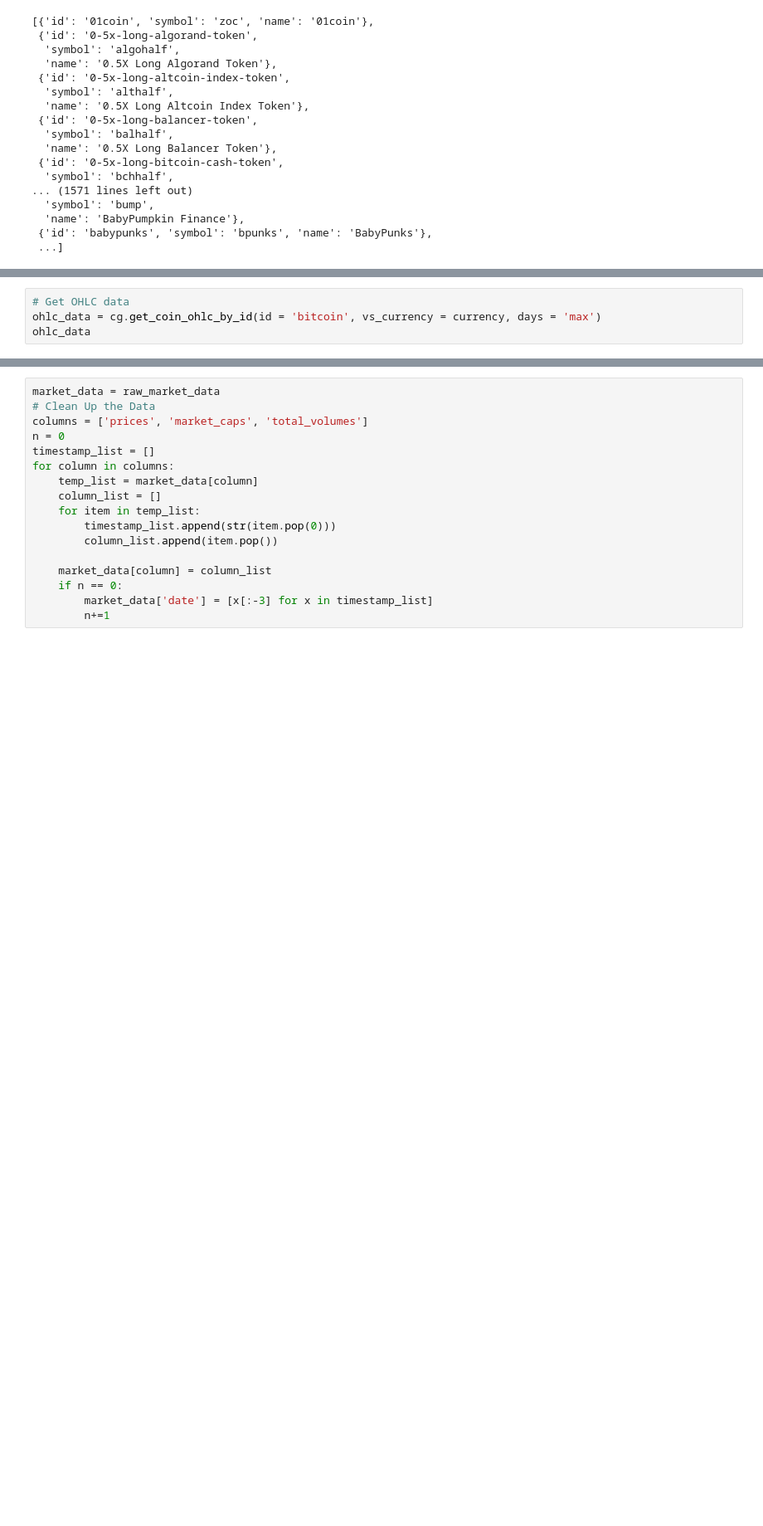
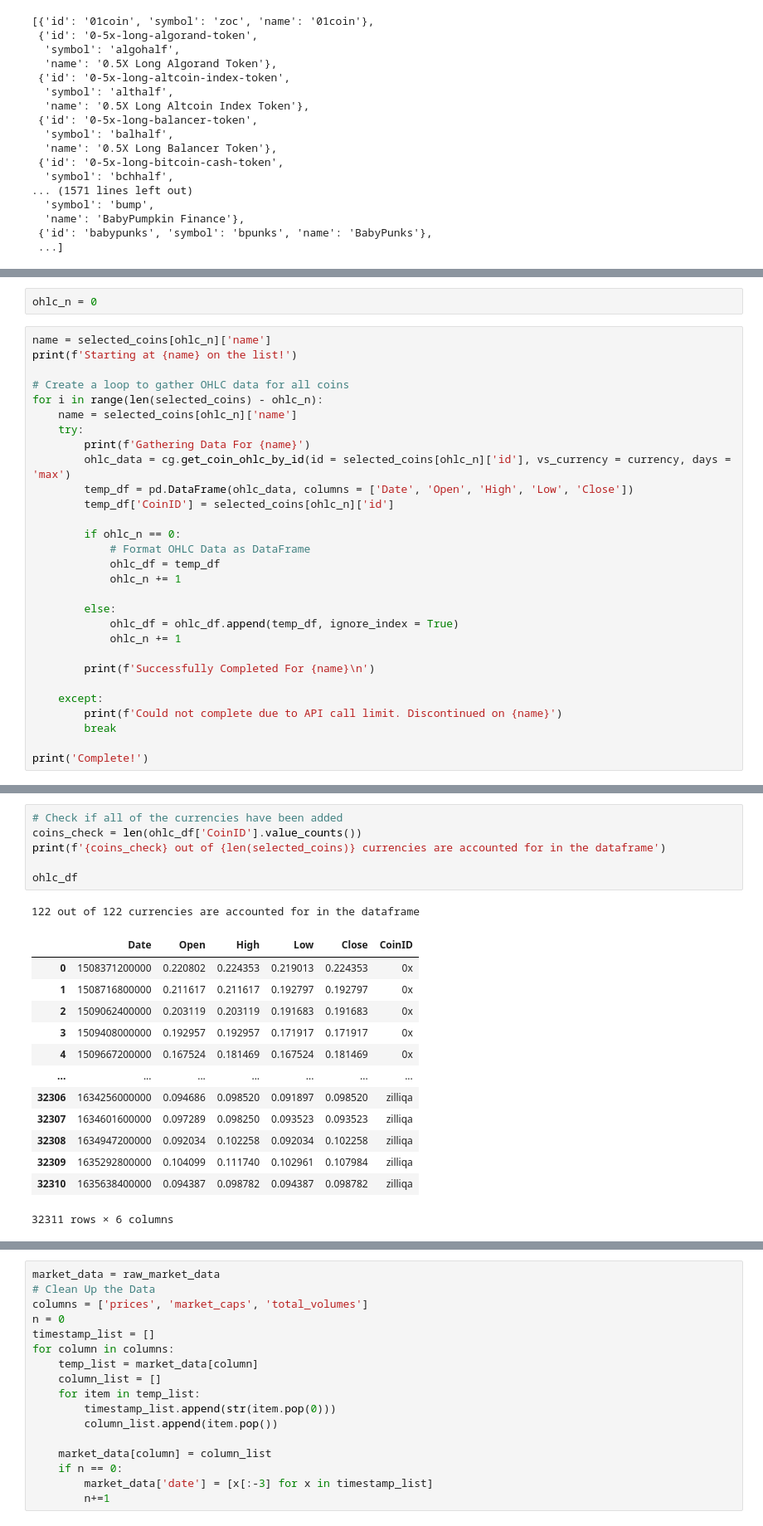
Before and after one commit to kcarter98/CryptoAnalysis, a Jupyter notebook: GatherandCleanData.ipynb, the cells around one changed output, grey strips where cells are left out. Shown at 83% size. Saved outputs shown, nothing was run; the diff lists cells and outputs as text; blank space fills up the shorter version.

```diff
--- a/GatherandCleanData.ipynb
+++ b/GatherandCleanData.ipynb
@@ -550,4 +646,31 @@ coins_df
+# %%
+ohlc_n = 0
 # %%
-# Get OHLC data
-ohlc_data = cg.get_coin_ohlc_by_id(id = 'bitcoin', vs_currency = currency, days = 'max')
-ohlc_data
+name = selected_coins[ohlc_n]['name']
+print(f'Starting at {name} on the list!')
+
+# Create a loop to gather OHLC data for all coins
+for i in range(len(selected_coins) - ohlc_n):
+    name = selected_coins[ohlc_n]['name']
+    try:
+        print(f'Gathering Data For {name}')
+        ohlc_data = cg.get_coin_ohlc_by_id(id = selected_coins[ohlc_n]['id'], vs_currency = currency, days = 'max')
+        temp_df = pd.DataFrame(ohlc_data, columns = ['Date', 'Open', 'High', 'Low', 'Close'])
+        temp_df['CoinID'] = selected_coins[ohlc_n]['id']
+
+        if ohlc_n == 0:
+            # Format OHLC Data as DataFrame
+            ohlc_df = temp_df
+            ohlc_n += 1
+
+        else:
+            ohlc_df = ohlc_df.append(temp_df, ignore_index = True)
+            ohlc_n += 1
+
+        print(f'Successfully Completed For {name}\n')
+
+    except:
+        print(f'Could not complete due to API call limit. Discontinued on {name}')
+        break
+
+print('Complete!')
@@ -554 +695,22 @@ ohlc_data
+# %%
+# Check if all of the currencies have been added
+coins_check = len(ohlc_df['CoinID'].value_counts())
+print(f'{coins_check} out of {len(selected_coins)} currencies are accounted for in the dataframe')
+
+ohlc_df
+# %% [output]
+122 out of 122 currencies are accounted for in the dataframe
+|  | Date | Open | High | Low | Close | CoinID |
+| 0 | 1508371200000 | 0.220802 | 0.224353 | 0.219013 | 0.224353 | 0x |
+| 1 | 1508716800000 | 0.211617 | 0.211617 | 0.192797 | 0.192797 | 0x |
+| 2 | 1509062400000 | 0.203119 | 0.203119 | 0.191683 | 0.191683 | 0x |
+| 3 | 1509408000000 | 0.192957 | 0.192957 | 0.171917 | 0.171917 | 0x |
+| 4 | 1509667200000 | 0.167524 | 0.181469 | 0.167524 | 0.181469 | 0x |
+| ... | ... | ... | ... | ... | ... | ... |
+| 32306 | 1634256000000 | 0.094686 | 0.098520 | 0.091897 | 0.098520 | zilliqa |
+| 32307 | 1634601600000 | 0.097289 | 0.098250 | 0.093523 | 0.093523 | zilliqa |
+| 32308 | 1634947200000 | 0.092034 | 0.102258 | 0.092034 | 0.102258 | zilliqa |
+| 32309 | 1635292800000 | 0.104099 | 0.111740 | 0.102961 | 0.107984 | zilliqa |
+| 32310 | 1635638400000 | 0.094387 | 0.098782 | 0.094387 | 0.098782 | zilliqa |
+32311 rows × 6 columns
 # %%
```
Also changed, not shown: parts of 46 cells of this notebook, 1 other file.
